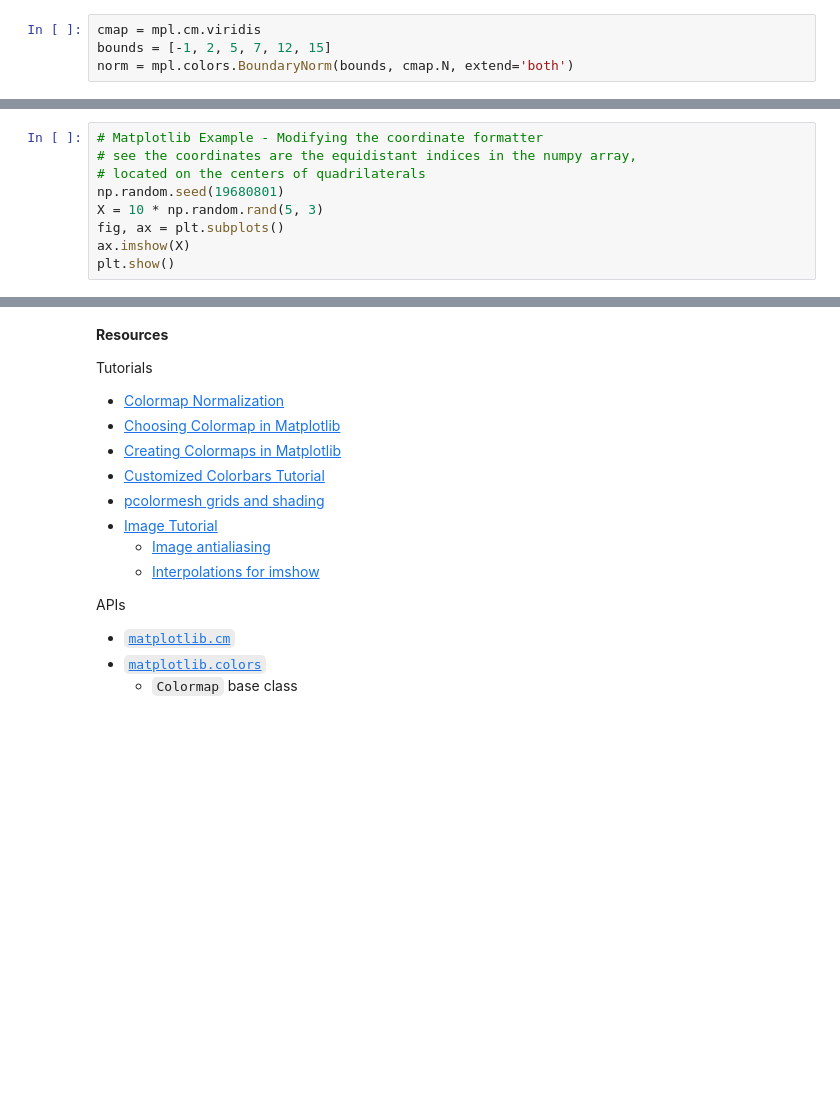
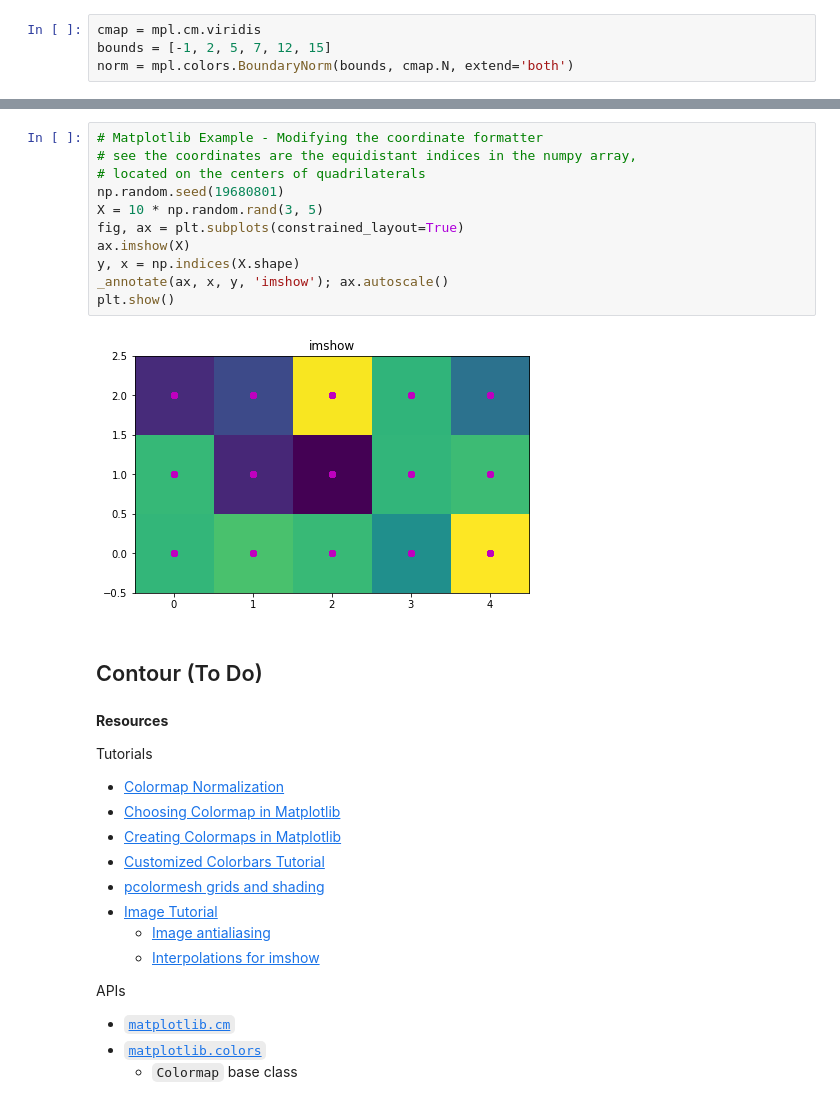
Before and after one commit to elvis-wenhao-wu/matplotlib-ladder, a Jupyter notebook: colors.ipynb, the cells around one changed output, grey strips where cells are left out. Drawn from its saved outputs; the diff is of its cells as text; blank space fills up the shorter version.

Commit message:
rename layout; added dots representation for imshow

```diff
--- a/colors.ipynb
+++ b/colors.ipynb
@@ -886,9 +764,0 @@ default extent (when extent = None)
-# %%
-# Matplotlib Example - Modifying the coordinate formatter
-# see the coordinates are the equidistant indices in the numpy array,
-# located on the centers of quadrilaterals
-np.random.seed(19680801)
-X = 10 * np.random.rand(5, 3)
-fig, ax = plt.subplots()
-ax.imshow(X)
-plt.show()
@@ -899,3 +886,18 @@ plt.show()
+# %%
+# Matplotlib Example - Modifying the coordinate formatter
+# see the coordinates are the equidistant indices in the numpy array,
+# located on the centers of quadrilaterals
+np.random.seed(19680801)
+X = 10 * np.random.rand(3, 5)
+fig, ax = plt.subplots(constrained_layout=True)
+ax.imshow(X)
+y, x = np.indices(X.shape)
+_annotate(ax, x, y, 'imshow'); ax.autoscale()
+plt.show()
+# %% [output]
+[figure, added]
+# %% [markdown]
+## Contour (To Do)
 # %% [markdown]
 **Resources**
 
```
Also changed, not shown: parts of 52 cells of this notebook, 1 other file.
